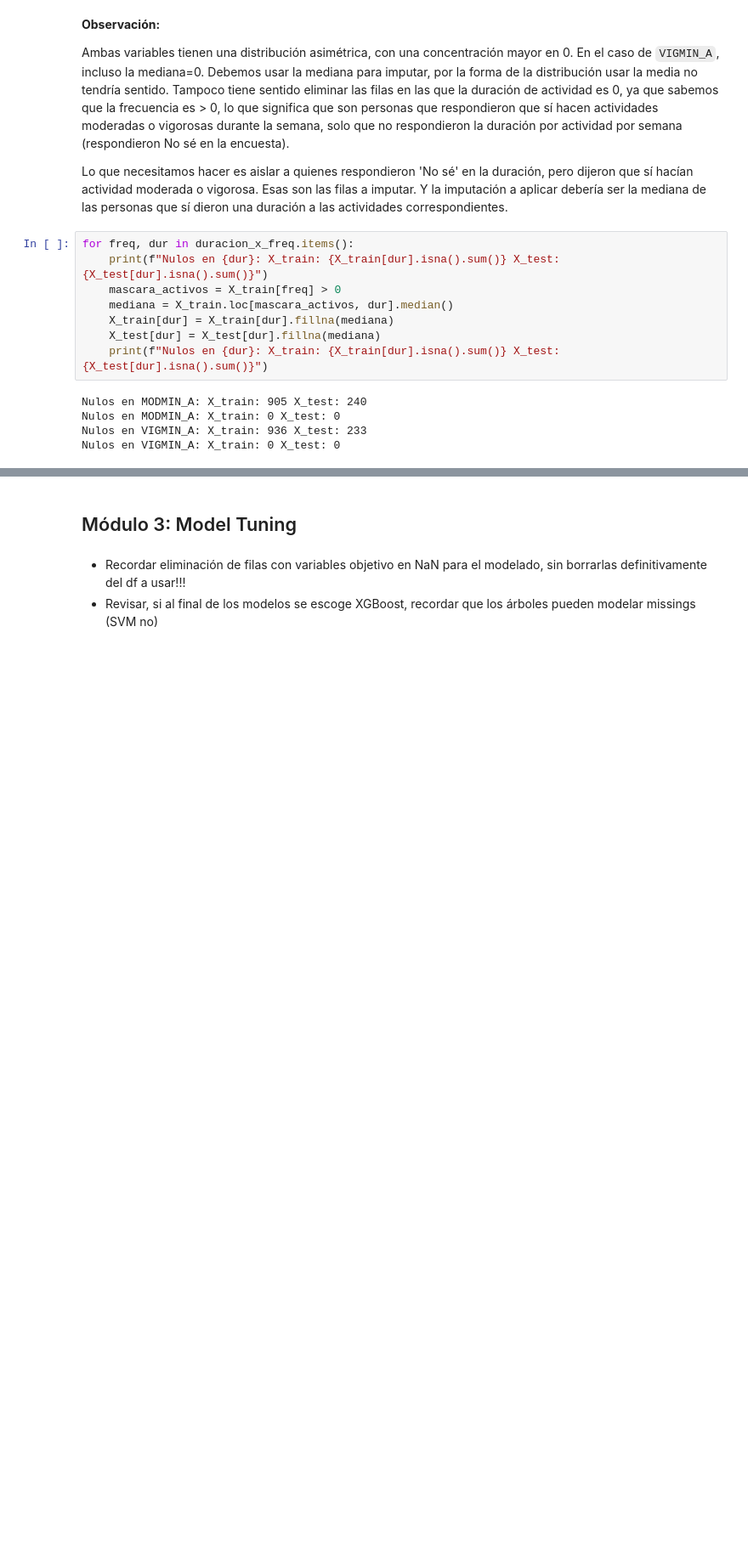
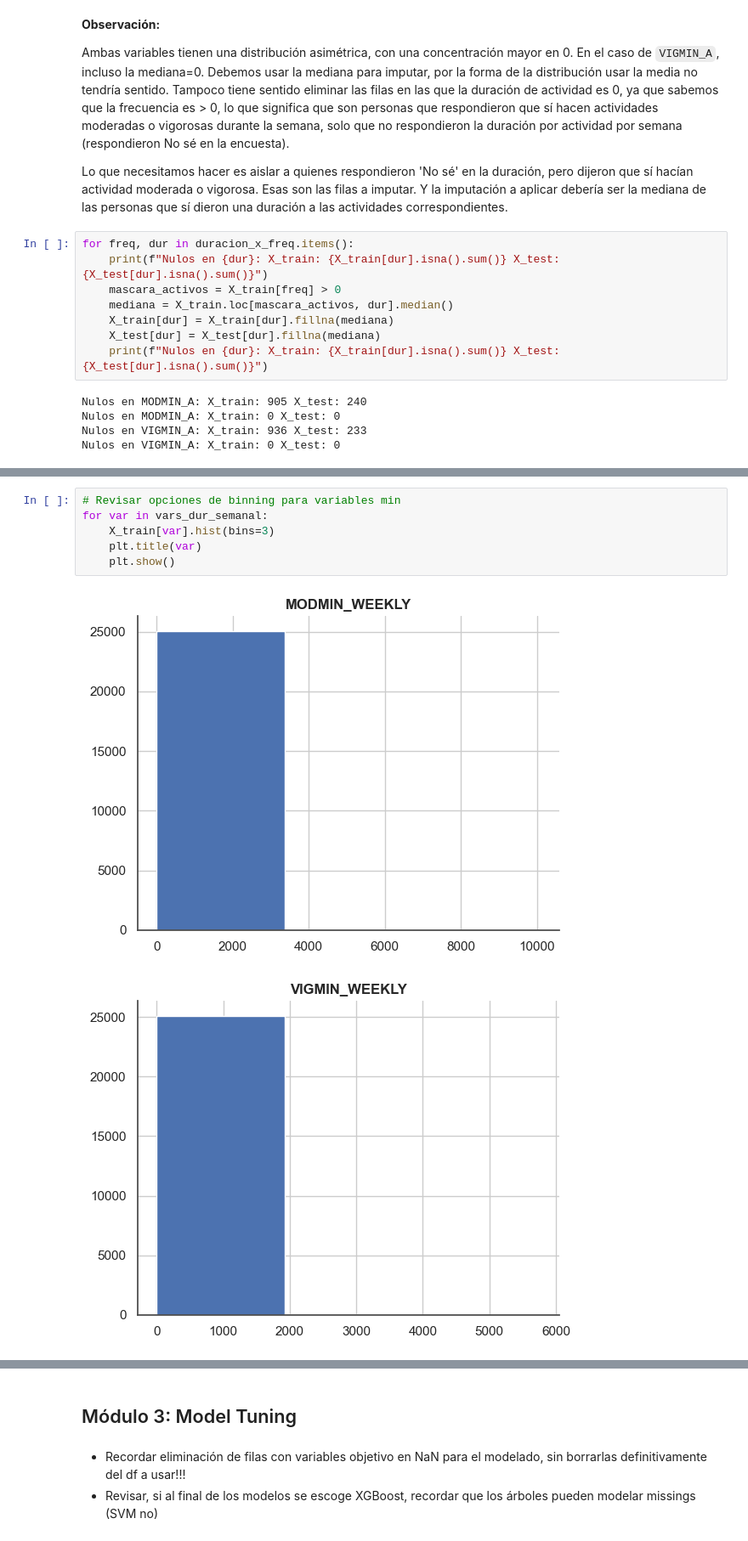
Before and after one commit to anairinac/tfm-wearable-health, a Jupyter notebook: notebooks/notebook.ipynb, the cells around one changed output, grey strips where cells are left out. Shown at 85% size. Drawn from its saved outputs; the diff is of its cells as text; blank space fills up the shorter version.

```diff
--- a/notebooks/notebook.ipynb
+++ b/notebooks/notebook.ipynb
@@ -1549,0 +1588,9 @@ Nulos en VIGMIN_A: X_train: 0 X_test: 0
+# %%
+# Revisar opciones de binning para variables min
+for var in vars_dur_semanal:
+    X_train[var].hist(bins=3)
+    plt.title(var)
+    plt.show()
+# %% [output]
+[figure, added]
+[figure, added]
```
Also changed, not shown: parts of 3 cells of this notebook.
